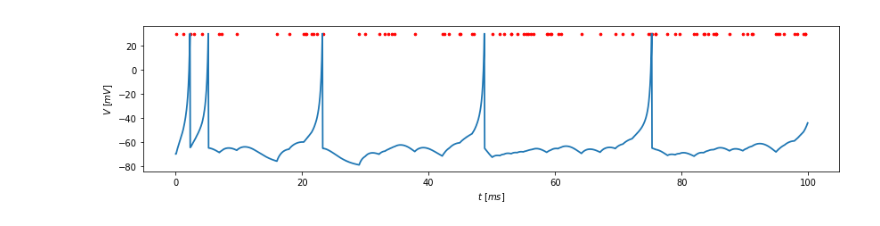
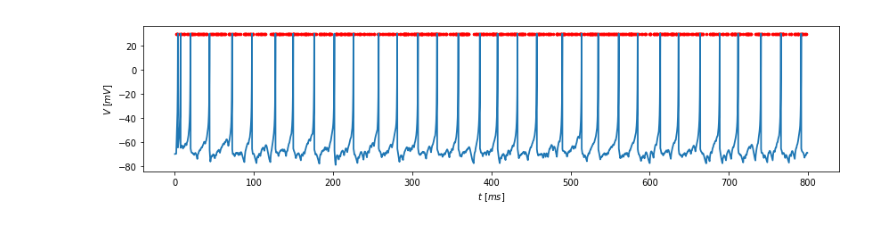
Before and after one commit to monlie/pyBrain, a Jupyter notebook: Untitled.ipynb, the cells around one changed output. Drawn from its saved outputs; the diff is of its cells as text; code cells hidden in the pictures.

```diff
--- a/Untitled.ipynb
+++ b/Untitled.ipynb
@@ -18,15 +18,15 @@ def possion_spiking(neuron, t, dt):
 # %%
 test_neuron = neuron.IzhikevichNeuron(d=8)
 test_syn = synapse.ChemicalSynapse(None, 0.3, 0.4)
 test_neuron.presynapses.append(test_syn)
 osi = oscilloscope.VoltageOscilloscope(test_neuron)
 osi2 = oscilloscope.SpikingOscilloscope(test_syn)
 
 itr = integrator.Integrator(test_neuron)
-itr.integrate(2000, callback=possion_spiking)
+itr.integrate(16000, callback=possion_spiking)
 fig = plt.figure(figsize=(14, 3))
 osi.display(fig, lw=1.8)
 osi2.display(fig, s=7, color="red")
 plt.show()
 # %% [output]
-[figure, old version]
+[figure, new version]
```
Also changed, not shown: parts of 1 cell of this notebook, 4 other files.
